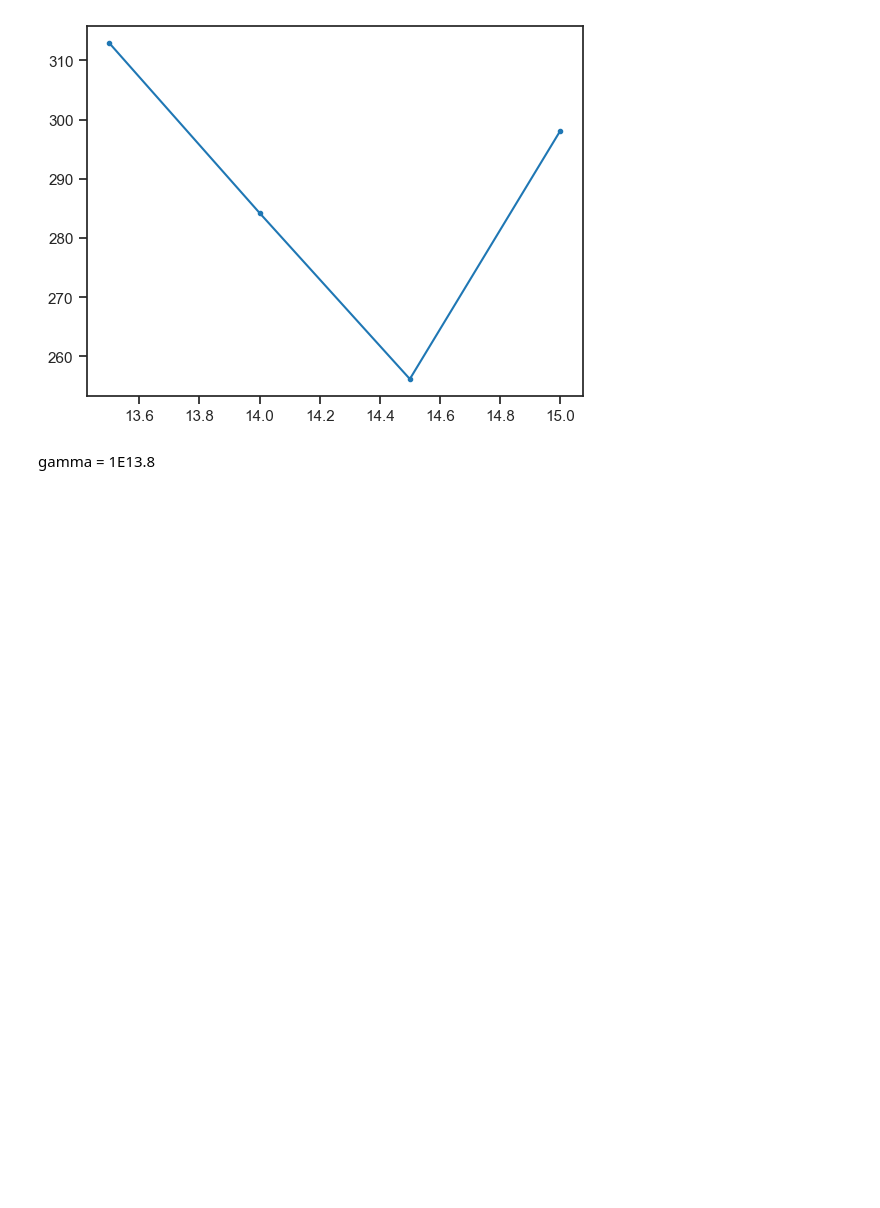
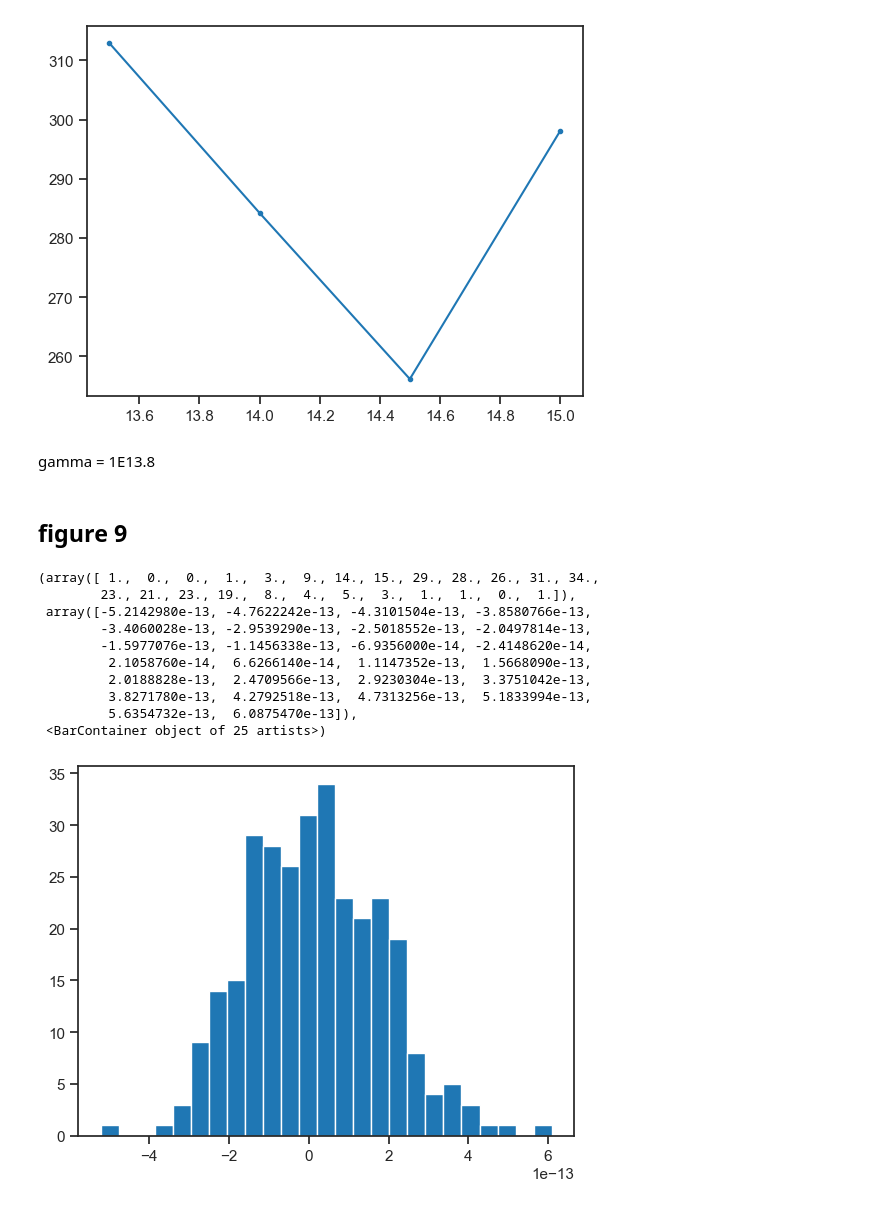
Before and after one commit to SagiMeir/Simulations4Beginners, a Jupyter notebook: getting_started.ipynb, the cells around one changed output. Saved outputs shown, nothing was run; the diff lists cells and outputs as text; code cells hidden in the pictures; blank space fills up the shorter version.

```diff
--- a/getting_started.ipynb
+++ b/getting_started.ipynb
@@ -226,3 +226,21 @@ plt.plot(x,avgtemp,'.-')
 [figure]
 # %% [markdown]
 gamma = 1E13.8
+# %% [markdown]
+## figure 9
+# %%
+df = pd.read_csv("momenta.log",sep='\s+')
+
+plt.hist(df["MOMENTA_X"].values[100:], bins=25)
+# %% [output]
+(array([ 1.,  0.,  0.,  1.,  3.,  9., 14., 15., 29., 28., 26., 31., 34.,
+        23., 21., 23., 19.,  8.,  4.,  5.,  3.,  1.,  1.,  0.,  1.]),
+ array([-5.2142980e-13, -4.7622242e-13, -4.3101504e-13, -3.8580766e-13,
+        -3.4060028e-13, -2.9539290e-13, -2.5018552e-13, -2.0497814e-13,
+        -1.5977076e-13, -1.1456338e-13, -6.9356000e-14, -2.4148620e-14,
+         2.1058760e-14,  6.6266140e-14,  1.1147352e-13,  1.5668090e-13,
+         2.0188828e-13,  2.4709566e-13,  2.9230304e-13,  3.3751042e-13,
+         3.8271780e-13,  4.2792518e-13,  4.7313256e-13,  5.1833994e-13,
+         5.6354732e-13,  6.0875470e-13]),
+ <BarContainer object of 25 artists>)
+[figure, added]
```
Also changed, not shown: parts of 1 cell of this notebook, 1 other file.
